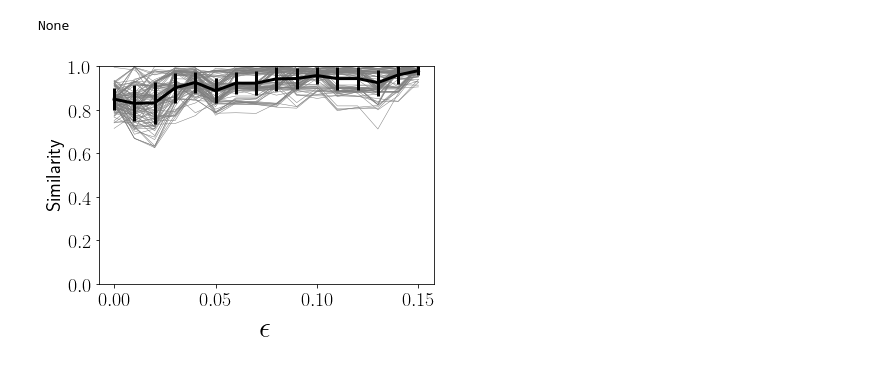
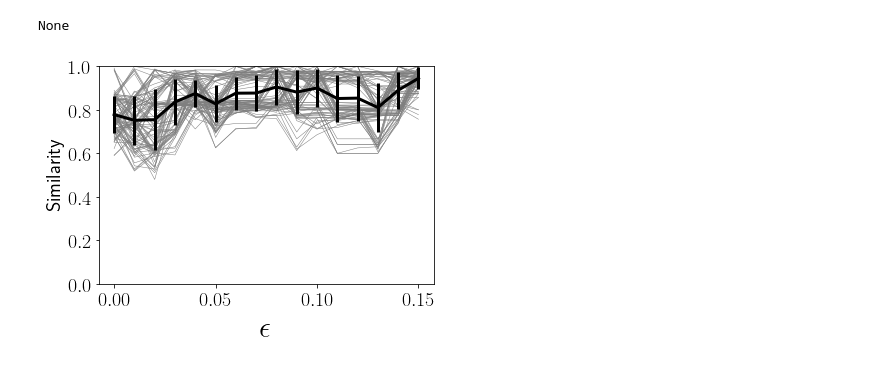
Before and after one commit to breecummins/min_interval_posets, a Jupyter notebook: scripts/Berry_2019_figures_results_Application2.ipynb, the cells around one changed output. Cells and saved outputs as stored; diff of their text form; code cells hidden in the pictures.

```diff
--- a/scripts/Berry_2019_figures_results_Application2.ipynb
+++ b/scripts/Berry_2019_figures_results_Application2.ipynb
@@ -184,27 +163,37 @@ None
 # %%
 Nexps = 100
 epsilons = [0.01*x for x in range(16)]
+random.seed(10)
 
-normdists = []
+alldists_8 = []
+
+for _ in range(Nexps):
+    names = random.sample(all_names,8)
+    posets1 = Berry.getposets(wt1_file,"row",epsilons,names,start_time,end_time)
+    posets2 = Berry.getposets(wt2_file,"row",epsilons,names,start_time,end_time)
+    dists,sizes=calc_dists(posets1,posets2)
+    alldists_8.append(dists)
+
+alldists_4 = []
 
 for _ in range(Nexps):
     names = random.sample(all_names,4)
     posets1 = Berry.getposets(wt1_file,"row",epsilons,names,start_time,end_time)
     posets2 = Berry.getposets(wt2_file,"row",epsilons,names,start_time,end_time)
     dists,sizes=calc_dists(posets1,posets2)
-    normdists.append(norm_dist(dists,sizes))
+    alldists_4.append(dists)
 # %%
 from math import sqrt
-def plot_sim_many(epsilons,normdists,ylabel="Similarity",ylim=[0,1.0]):
+def plot_sim_many(epsilons,alldists,ylabel="Similarity",ylim=[0,1.0]):
     fig = plt.figure()
     ax = fig.add_subplot(1,1,1)
 #     ax.set_axisbelow(True)
-    for ndist in normdists:
+    for ndist in alldists:
         plt.plot(epsilons,[1-n for n in ndist],linewidth=0.5,color='tab:gray')
     msim = []
     ssim = []
     for i in range(len(epsilons)):
-        l = [1-n[i] for n in normdists]
+        l = [1-n[i] for n in alldists]
         mu = sum(l)/len(l)
         msim.append(mu)
         std = sqrt(sum((a-mu)**2 for a in l) / (len(l)-1))
@@ -213,9 +202,8 @@ def plot_sim_many(epsilons,normdists,ylabel="Similarity",ylim=[0,1.0]):
     plt.ylim(ylim)
     plt.xlabel(r"$\mathrm{\epsilon}$",fontsize=30)
     plt.ylabel(ylabel)
-# %%
-epsilons = [0.01*x for x in range(16)]
-plot_sim_many(epsilons,normdists)
-plt.savefig("similarity_mean_of_many.pdf",bbox_inches='tight')
-# %% [output]
-[figure, removed]
+# %%
+plot_sim_many(epsilons,alldists_4)
+plt.savefig("similarity_mean_of_many_4.pdf",bbox_inches='tight')
+# %% [output]
+[figure, added]
```
Also changed, not shown: parts of 7 cells of this notebook.
